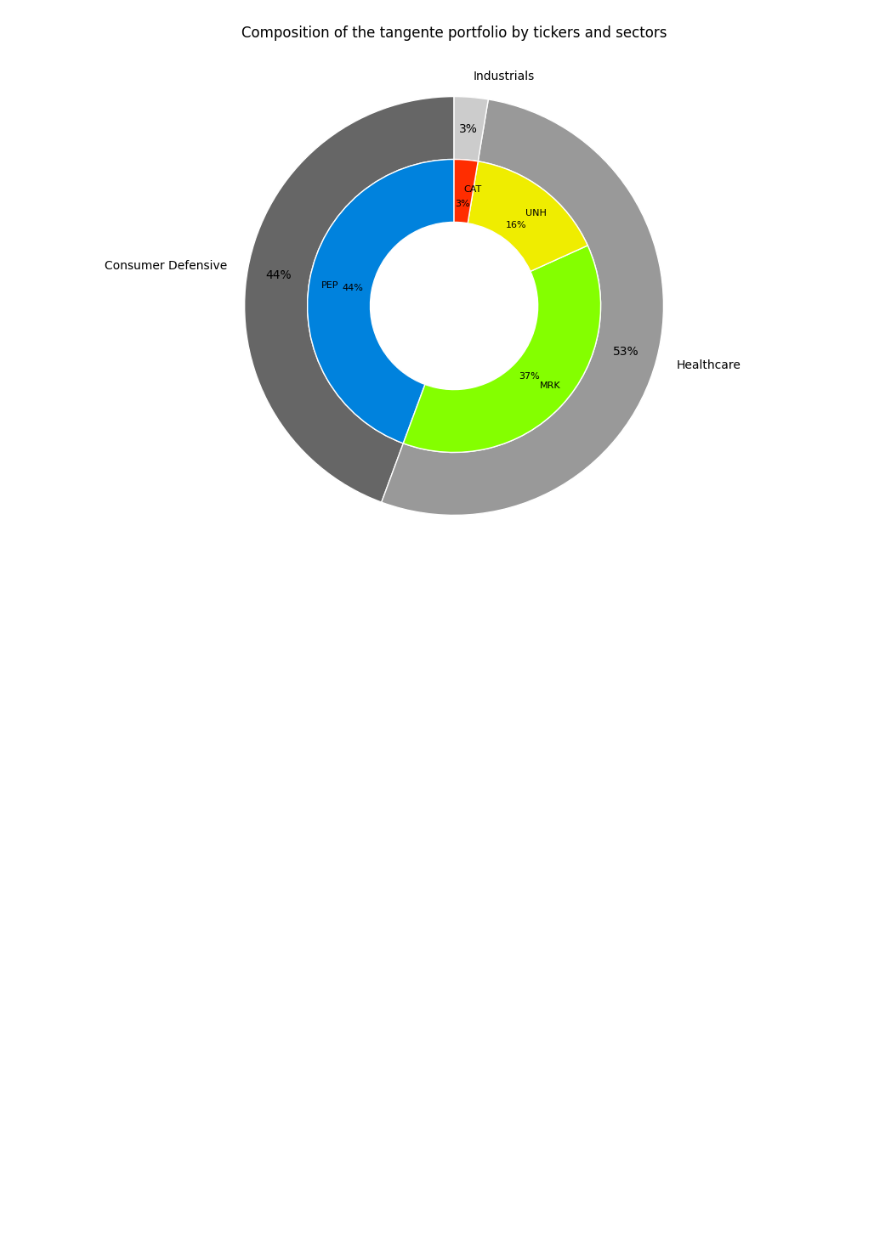
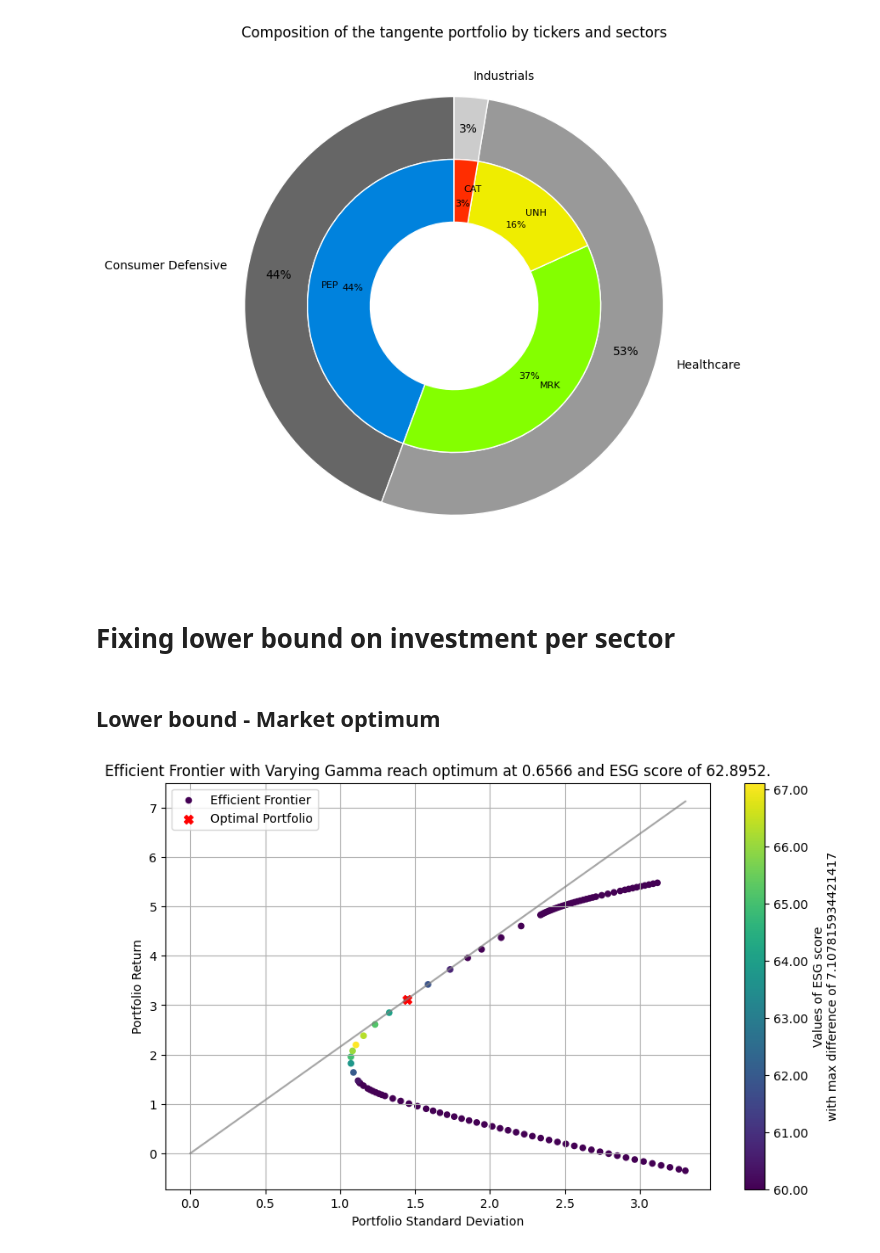
Before and after one commit to antoinedte/-Allocation_de_portefeuille_sous_contrainte_ESG, a Jupyter notebook: exploration/20240309_msci_rating.ipynb, the cells around one changed output. Drawn from its saved outputs; the diff is of its cells as text; code cells hidden in the pictures; blank space fills up the shorter version.

Commit message:
🛟 keep sector min weight

```diff
--- a/exploration/20240309_msci_rating.ipynb
+++ b/exploration/20240309_msci_rating.ipynb
@@ -201,3 +207,29 @@ PORTFOLIO.plot_tangente_portfolio_composition(gammas=GAMMA_VALUES,
                                             best_in_class_strategy='sector')
 # %% [output]
 [figure]
+# %% [markdown]
+# Fixing lower bound on investment per sector
+# %%
+# Ne devrait pas marcher
+# SECTOR_MIN_WEIGHT_X_DICT_EQUAL_WEIGHTED = {sector_name: len(set(PORTFOLIO.get_sector_for_tickers().values()))
+#                                            for sector_name in set(PORTFOLIO.get_sector_for_tickers().values())}
+
+SECTOR_MIN_WEIGHT_X_DICT_SOME_MINS = {'Communication Services': 0.1,
+                                      'Consumer Cyclical': 0,
+                                      'Consumer Defensive': 0,
+                                      'Energy': 0.3,
+                                      'Financial Services': 0,
+                                      'Healthcare': 0,
+                                      'Industrials': 0,
+                                      'Technology': 0}
+# %% [markdown]
+## Lower bound - Market optimum
+# %%
+PORTFOLIO.plot_efficient_frontier(GAMMA_VALUES,
+                                  risk_free_rate=RISK_FREE_RATE,
+                                  max_esg_score=MAX_ESG_SCORE,
+                                  fully_invested=True,
+                                  long_only=True,
+                                  sector_min_weight_x_dict=SECTOR_MIN_WEIGHT_X_DICT_SOME_MINS)
+# %% [output]
+[figure, added]
```
Also changed, not shown: parts of 12 cells of this notebook, 1 other file.
